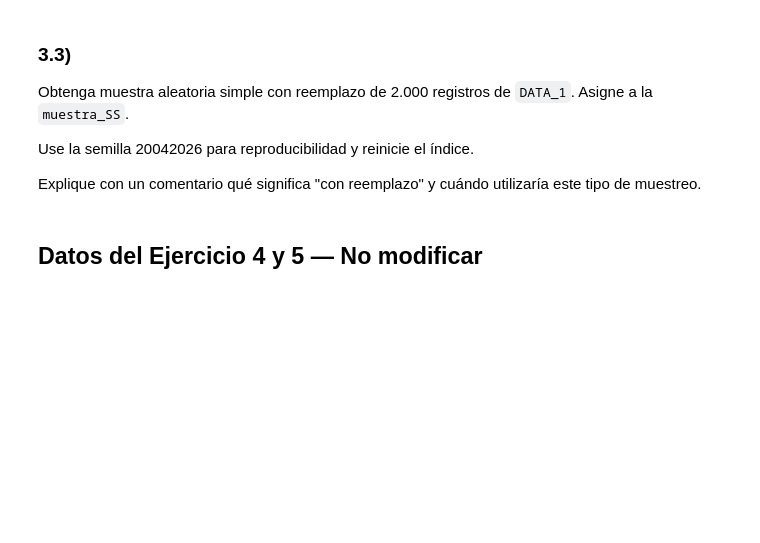
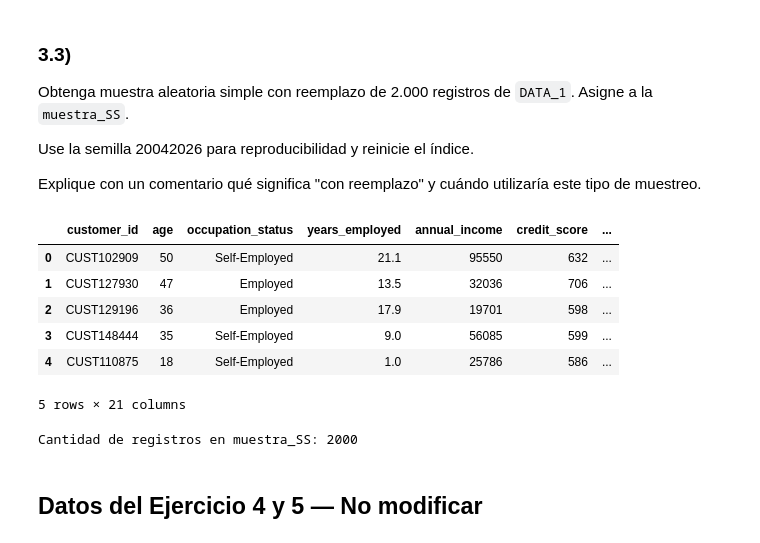
Before and after one commit to alexballera/taller-tgad-fce, a Jupyter notebook: sesiones/primer-parcial/parcial/TPAD_primer_parcial_tema_B.ipynb, the cells around one changed output. Drawn from its saved outputs; the diff is of its cells as text; code cells hidden in the pictures; blank space fills up the shorter version.

```diff
--- a/sesiones/primer-parcial/parcial/TPAD_primer_parcial_tema_B.ipynb
+++ b/sesiones/primer-parcial/parcial/TPAD_primer_parcial_tema_B.ipynb
@@ -259,4 +282,22 @@ Crear una copia del DataFrame llamada `DATA_1`. Explicar con un comentario por q
 
  Al finalizar, muestre los 10 primeros valores de `NIVEL_ENDEUDAMIENTO` y la cantidad de solicitantes por nivel.
 # %%
-# 3.2 — Tu código aquí
+# 3.2 — Clasificación del nivel de endeudamiento en DATA_1 con apply
+def clasificar_nivel(ratio):
+    if ratio < 0.25:
+        return "SALUDABLE"
+    elif 0.25 <= ratio <= 0.45:
+        return "MODERADO"
+    elif ratio > 0.6:
+        return "MUY_RIESGOSO"
+    else:
+        return "RIESGOSO"
+
+DATA_1["NIVEL_ENDEUDAMIENTO"] = DATA_1["debt_to_income_ratio"].apply(clasificar_nivel)
+
+# Mostrar primeros 10 valores de la nueva columna
+display(DATA_1["NIVEL_ENDEUDAMIENTO"].head(10))
+
+# Mostrar cantidad de solicitantes por nivel
+conteo_niveles = DATA_1["NIVEL_ENDEUDAMIENTO"].value_counts()
+display(conteo_niveles)
@@ -269,7 +330,22 @@ Use la semilla 20042026 para reproducibilidad y reinicie el índice.
 
 Explique con un comentario qué significa "con reemplazo" y cuándo utilizaría este tipo de muestreo.
 # %%
-# 3.3 — Tu código aquí
+# 3.3 — Muestra aleatoria simple con reemplazo
+muestra_SS = DATA_1.sample(n=2000, replace=True, random_state=20042026).reset_index(drop=True)
+
+# "Con reemplazo" significa que un mismo registro puede ser seleccionado más de una vez.
+# Se usa, por ejemplo, en técnicas como bootstrap o cuando se quiere simular remuestreo.
+display(muestra_SS.head())
+print(f"Cantidad de registros en muestra_SS: {len(muestra_SS)}")
+# %% [output]
+|  | customer_id | age | occupation_status | years_employed | annual_income | credit_score | ... |
+| 0 | CUST102909 | 50 | Self-Employed | 21.1 | 95550 | 632 | ... |
+| 1 | CUST127930 | 47 | Employed | 13.5 | 32036 | 706 | ... |
+| 2 | CUST129196 | 36 | Employed | 17.9 | 19701 | 598 | ... |
+| 3 | CUST148444 | 35 | Self-Employed | 9.0 | 56085 | 599 | ... |
+| 4 | CUST110875 | 18 | Self-Employed | 1.0 | 25786 | 586 | ... |
+5 rows × 21 columns
+Cantidad de registros en muestra_SS: 2000
 # %% [markdown]
 ## Datos del Ejercicio 4 y 5 — No modificar
 # %% [markdown]
```
Also changed, not shown: parts of 3 cells of this notebook.
